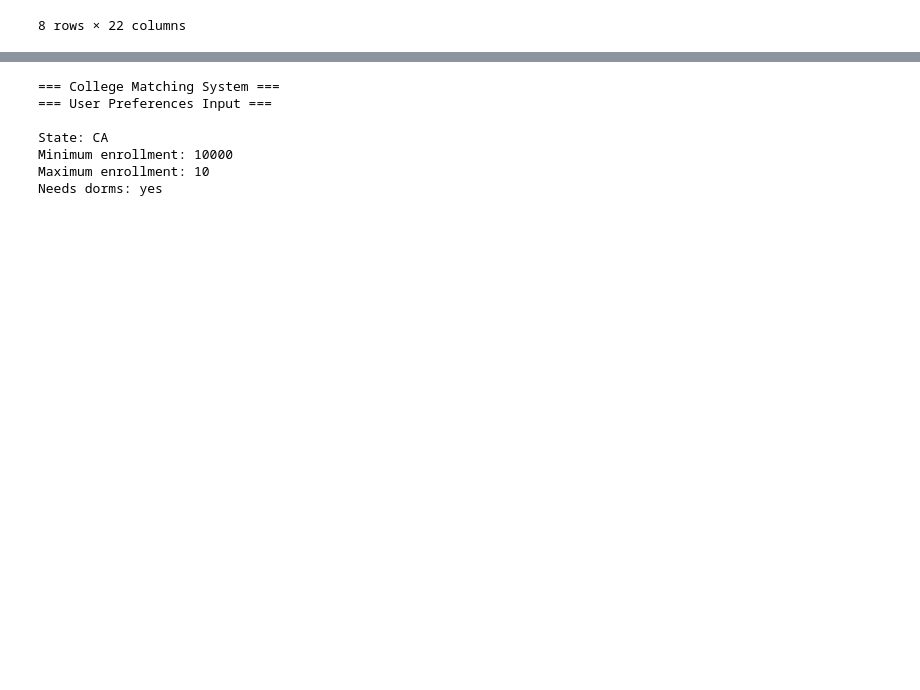
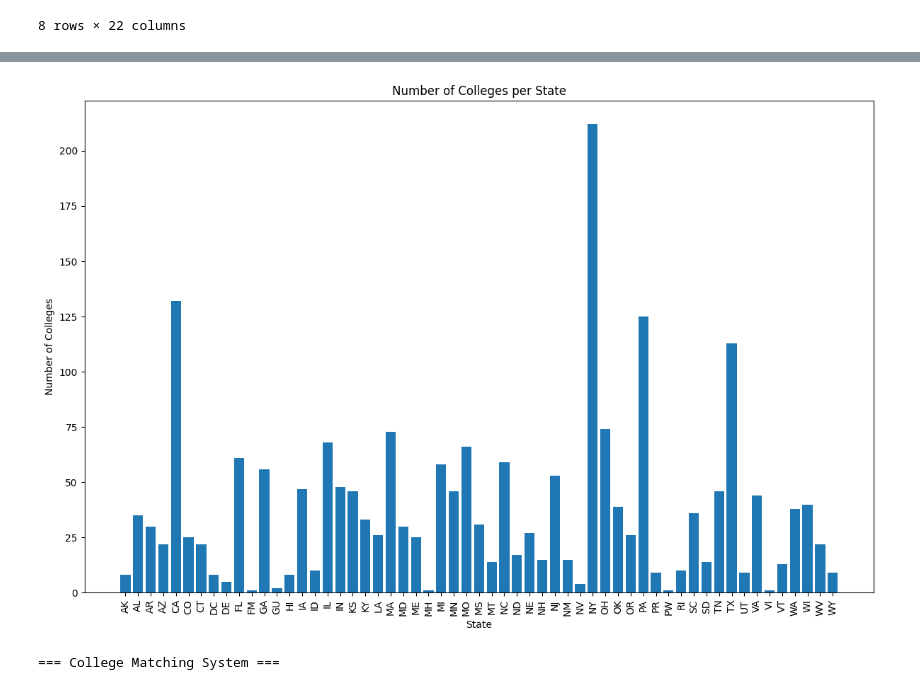
Before and after one commit to 8biht/college_recommendation, a Jupyter notebook: eda.ipynb, the cells around one changed output, grey strips where cells are left out. Saved outputs shown, nothing was run; the diff lists cells and outputs as text; code cells hidden in the pictures; blank space fills up the shorter version.

Commit message:
got graphs

```diff
--- a/eda.ipynb
+++ b/eda.ipynb
@@ -40,0 +53,13 @@ memory usage: 2.3+ MB
+# %%
+df = df[(df["TOT_ENROLL"] >= 0) & (df["DORM_CAP"] >= 0)]
+
+df = df.dropna(subset=["TOT_ENROLL", "DORM_CAP"])
+
+plt.figure(figsize=(10,6))
+plt.scatter(df["DORM_CAP"], df["TOT_ENROLL"])
+
+plt.xlabel("Dorm Capacity")
+plt.ylabel("Total Enrollment")
+plt.title("Dorm Capacity vs Total Enrollment")
+plt.tight_layout()
+plt.show()
@@ -40,0 +68,13 @@ memory usage: 2.3+ MB
+# %%
+df = df[(df["TOT_ENROLL"] >= 0) & (df["TOT_EMP"] >= 0)]
+
+df = df.dropna(subset=["TOT_ENROLL", "TOT_EMP"])
+
+plt.figure(figsize=(10,6))
+plt.scatter(df["TOT_EMP"], df["TOT_ENROLL"])
+
+plt.xlabel("Total Employment")
+plt.ylabel("Total Enrollment")
+plt.title("Total Employment vs Total Enrollment")
+plt.tight_layout()
+plt.show()
@@ -41,38 +83,37 @@ memory usage: 2.3+ MB
+# %%
+counts = df["STATE"].value_counts().sort_index()
+
+plt.figure(figsize=(12,8))
+plt.bar(counts.index, counts.values)
+
+plt.xlabel("State")
+plt.ylabel("Number of Colleges")
+plt.title("Number of Colleges per State")
+plt.xticks(rotation=90)    # turn labels so they fit
+plt.tight_layout()
+plt.show()
+# %% [output]
+[figure, added]
 # %%
 print("=== College Matching System ===")
-print("=== User Preferences Input ===")
-print(" ")
 
-state = input("Preferred state (e.g., CA, NY, MO or leave blank for no preference): ").upper().strip()
+num = int(input("How many different states are you considering?").strip())
+for i in range(num):
+    print(f"State {i+1}: ", end="")
+    state = input("Preferred state (e.g., CA, NY, MO or leave blank for no preference): ").upper().strip()
 
-city = input("Preferred city (e.g., capital first letter and rest lowercase or leave blank for no preference)").strip()
+publicPrivate = input("Prefer public or private college (public/private): ").lower().strip()
 
-publicPrivate = input("Prefer public or private college (1 for public/ 2 or 3 for private")
-
-min_enroll = input("Minimum enrollment (number): ")
-
-max_enroll = input("Maximum enrollment (number): ")
+enroll_range = input("Preferred enrollment range (small/medium/large): ").strip()
 
 needs_dorms = input("Do you want on-campus housing? (yes/no): ").lower().strip()
 
+level_of_education = input("Preferred level of education (2-year/4-year): ").strip()
+
 print("State:", state)
-print("City:", city)
-
-if publicPrivate == "1":
-    print("Public College")
-elif publicPrivate == "2" or publicPrivate == "3":
-    print("Private College")
-else:
-    print("Wrong input")
-
-print("Minimum enrollment:", min_enroll)
-print("Maximum enrollment:", max_enroll)
+print("Public or Private:", publicPrivate)
+print("Size of school:", enroll_range)
 print("Needs dorms:", needs_dorms)
+print("Level of Education:", level_of_education)
 # %% [output]
 === College Matching System ===
-=== User Preferences Input ===
-
-State: CA
-Minimum enrollment: 10000
-Maximum enrollment: 10
-Needs dorms: yes
```
Also changed, not shown: parts of 6 cells of this notebook.
